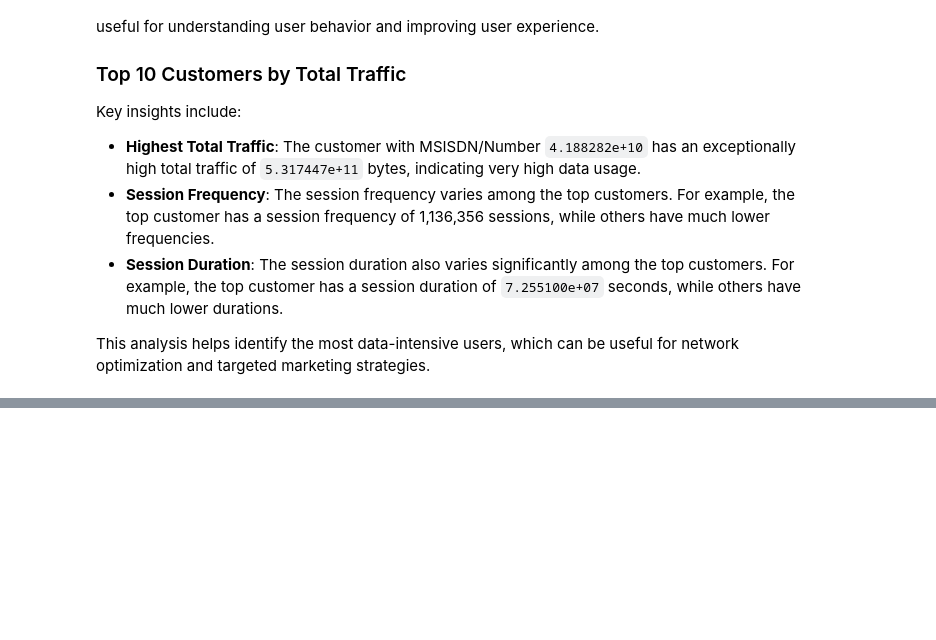
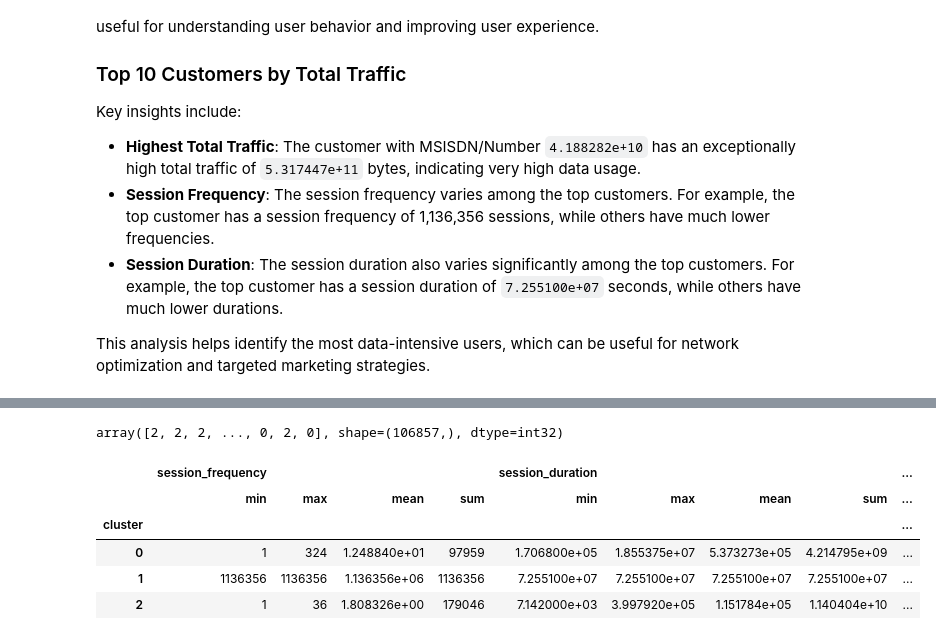
Before and after one commit to shewanek/KAIM_W2_TellCo_Growth_Analysis, a Jupyter notebook: notebooks/user_engag_eda.ipynb, the cells around one changed output, grey strips where cells are left out. Saved outputs shown, nothing was run; the diff lists cells and outputs as text; code cells hidden in the pictures; blank space fills up the shorter version.

```diff
--- a/notebooks/user_engag_eda.ipynb
+++ b/notebooks/user_engag_eda.ipynb
@@ -129,0 +153,17 @@ This analysis helps identify the most data-intensive users, which can be useful
+# %%
+clusters = User_Engag.k_means_clustering(normalized_data)
+# %%
+clusters
+# %% [output]
+array([2, 2, 2, ..., 0, 2, 0], shape=(106857,), dtype=int32)
+# %%
+cluster_metrics = User_Engag.compute_cluster_metrics(aggregated_data, clusters)
+# %%
+cluster_metrics
+# %% [output]
+|  | session_frequency |  |  |  | session_duration |  |  |  | ... |
+|  | min | max | mean | sum | min | max | mean | sum | ... |
+| cluster |  |  |  |  |  |  |  |  | ... |
+| 0 | 1 | 324 | 1.248840e+01 | 97959 | 1.706800e+05 | 1.855375e+07 | 5.373273e+05 | 4.214795e+09 | ... |
+| 1 | 1136356 | 1136356 | 1.136356e+06 | 1136356 | 7.255100e+07 | 7.255100e+07 | 7.255100e+07 | 7.255100e+07 | ... |
+| 2 | 1 | 36 | 1.808326e+00 | 179046 | 7.142000e+03 | 3.997920e+05 | 1.151784e+05 | 1.140404e+10 | ... |
```
Also changed, not shown: parts of 12 cells of this notebook, 1 other file.
